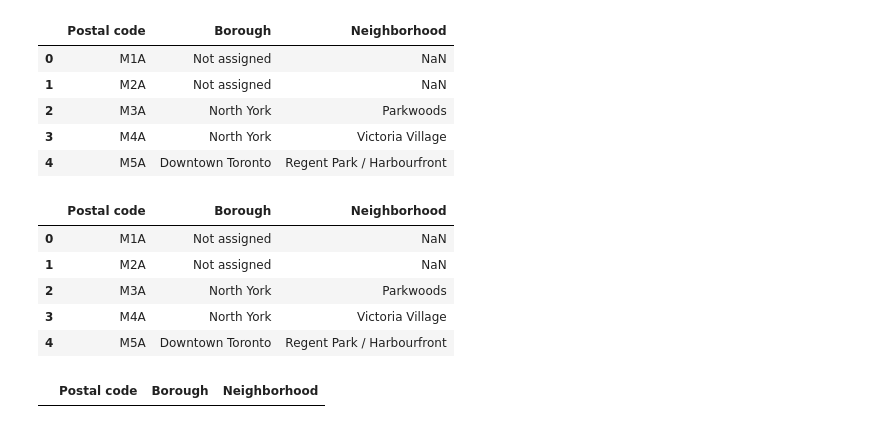
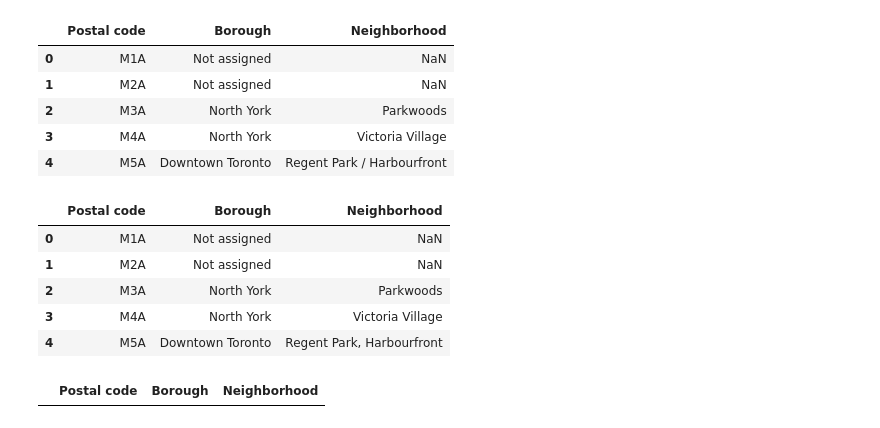
Before and after one commit to EllaQW/Coursera_Capstone, a Jupyter notebook: Capstone Project Notebook copy 2.ipynb, the cells around one changed output. Saved outputs shown, nothing was run; the diff lists cells and outputs as text; code cells hidden in the pictures.

```diff
--- a/Capstone Project Notebook copy 2.ipynb
+++ b/Capstone Project Notebook copy 2.ipynb
@@ -36,15 +36,15 @@ df.head()
 | 4 | M5A | Downtown Toronto | Regent Park / Harbourfront |
 # %%
 # Use commas to seperate neighborhoods in the same borough.
-df['Neighborhood'].replace('/','')
+df['Neighborhood'].replace(r' \/ ', ', ', regex=True, inplace=True)
 df.head()
 # %% [output]
 |  | Postal code | Borough | Neighborhood |
 | 0 | M1A | Not assigned | NaN |
 | 1 | M2A | Not assigned | NaN |
 | 2 | M3A | North York | Parkwoods |
 | 3 | M4A | North York | Victoria Village |
-| 4 | M5A | Downtown Toronto | Regent Park / Harbourfront |
+| 4 | M5A | Downtown Toronto | Regent Park, Harbourfront |
 # %%
 # If a cell has a borough but a Not assigned neighborhood, then the neighborhood will be the same as the borough.
 # Check the result and all the borough has assigned neighborhood.
```
